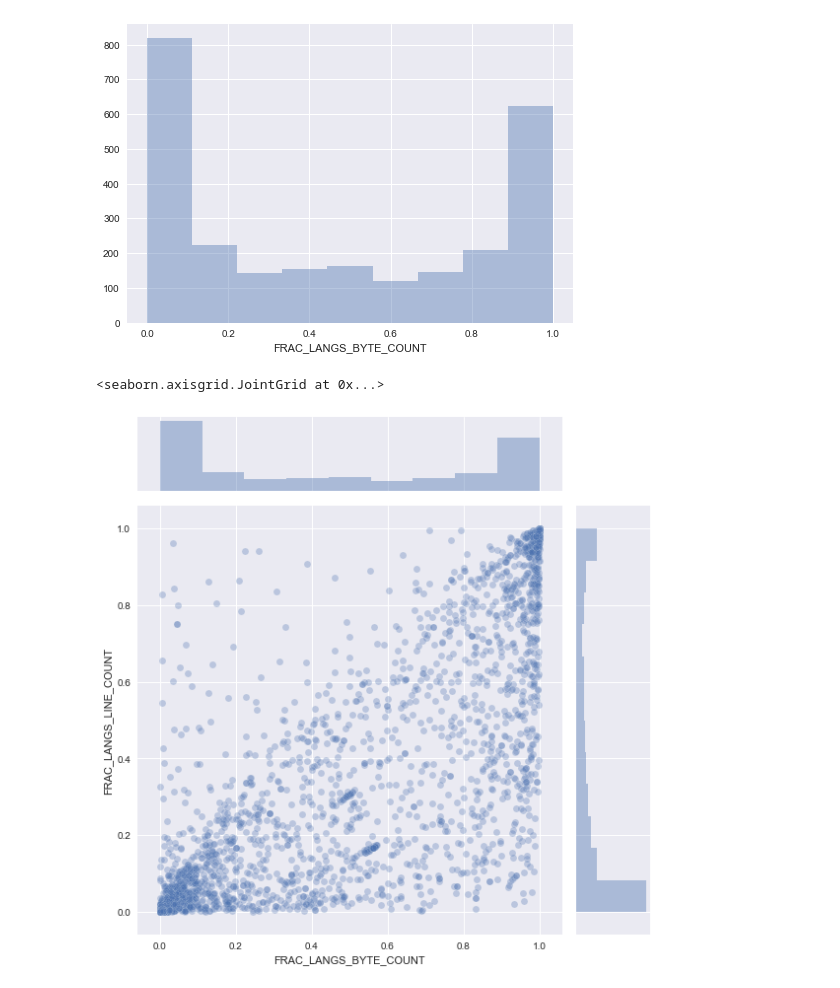
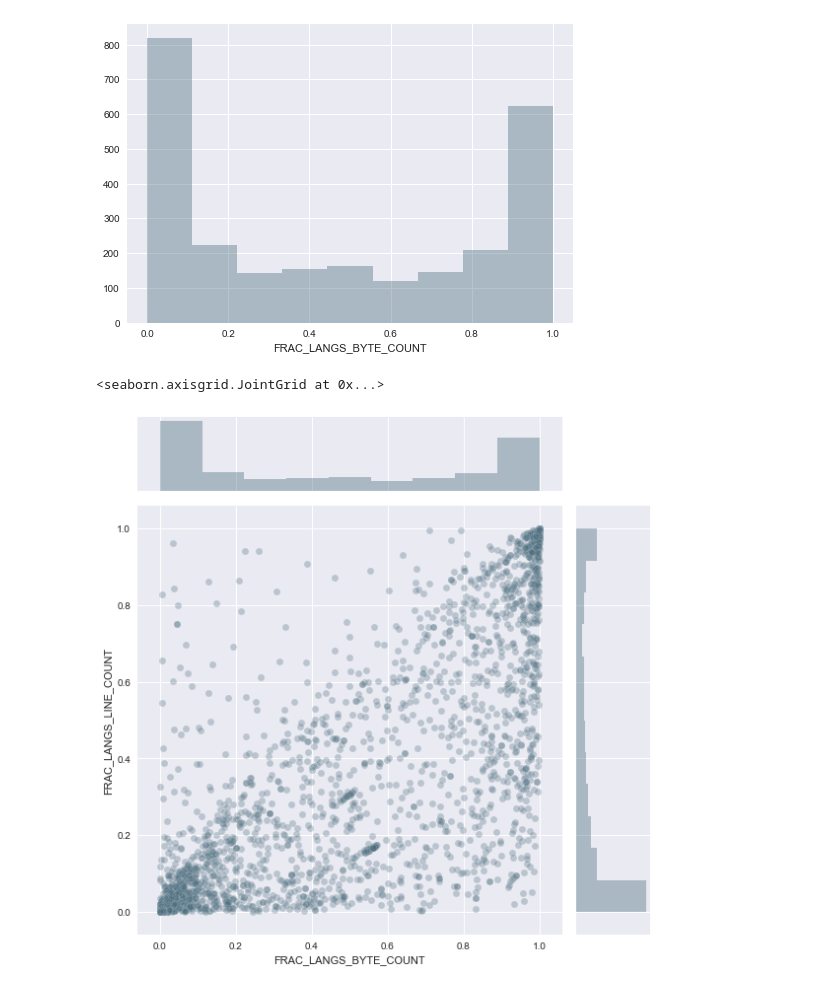
Before and after one commit to gomesfernanda/PGA_study, a Jupyter notebook: PGA_study_Jupyter.ipynb, the cells around one changed output. Drawn from its saved outputs; the diff is of its cells as text; code cells hidden in the pictures.

```diff
--- a/PGA_study_Jupyter.ipynb
+++ b/PGA_study_Jupyter.ipynb
@@ -210,13 +209,13 @@ sns.distplot((jupyter_df['FRAC_LANGS_BYTE_COUNT']), kde=False, rug=False, hist=T
 # %%
 langs_lines = jupyter_df[jupyter_df.LANGS_COUNT < 100]['FRAC_LANGS_LINE_COUNT']
 langs_files = jupyter_df[jupyter_df.LANGS_COUNT < 100]['FRAC_LANGS_FILE_COUNT']
 langs_bytes = jupyter_df[jupyter_df.LANGS_COUNT < 100]['FRAC_LANGS_BYTE_COUNT']
 empty_lines = jupyter_df[jupyter_df.LANGS_COUNT < 100]['FRAC_EMPTY_LINES_COUNT']
 code_lines = jupyter_df[jupyter_df.LANGS_COUNT < 100]['FRAC_CODE_LINES_COUNT']
 comment_lines = jupyter_df[jupyter_df.LANGS_COUNT < 100]['FRAC_COMMENT_LINES_COUNT']
 langs = jupyter_df[jupyter_df.LANGS_COUNT < 100]['LANGS_COUNT']
 
-sns.jointplot(x = langs_bytes, y = langs_lines, kind='scatter', height=8, edgecolor="white", alpha=0.3)
+sns.jointplot(x = langs_bytes, y = langs_lines, kind='scatter', height=8, edgecolor="white", alpha=0.3, color="#4C6D7E")
 # %% [output]
 <seaborn.axisgrid.JointGrid at 0x...>
-[figure, old version]
+[figure, new version]
```
Also changed, not shown: parts of 4 cells of this notebook.
